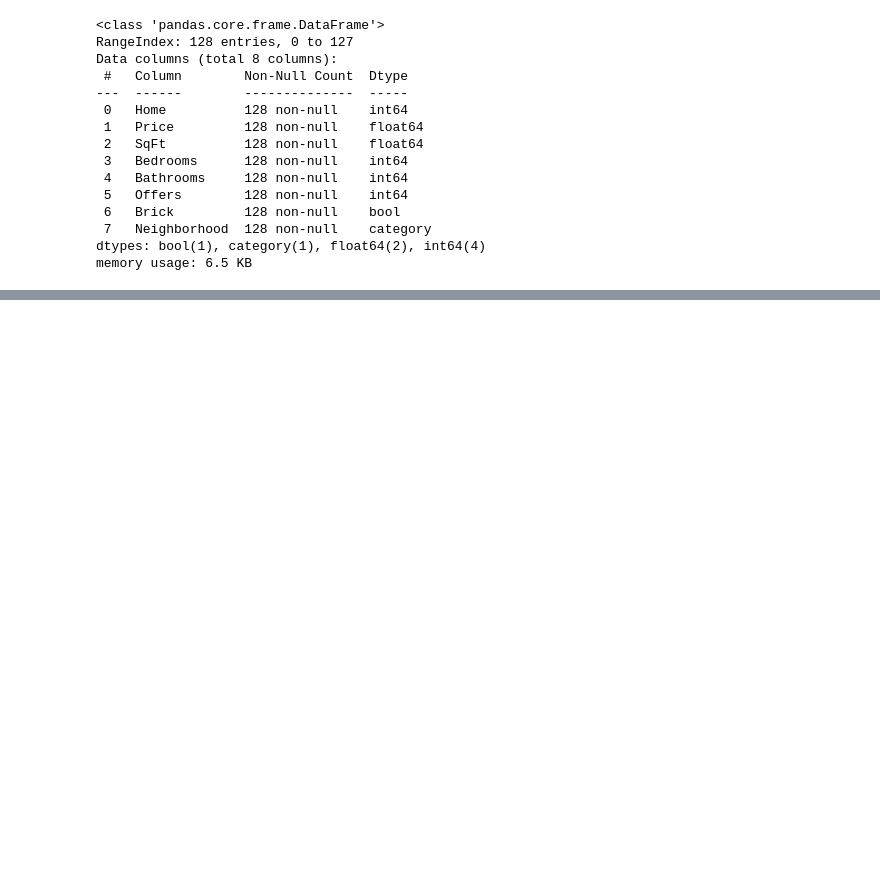
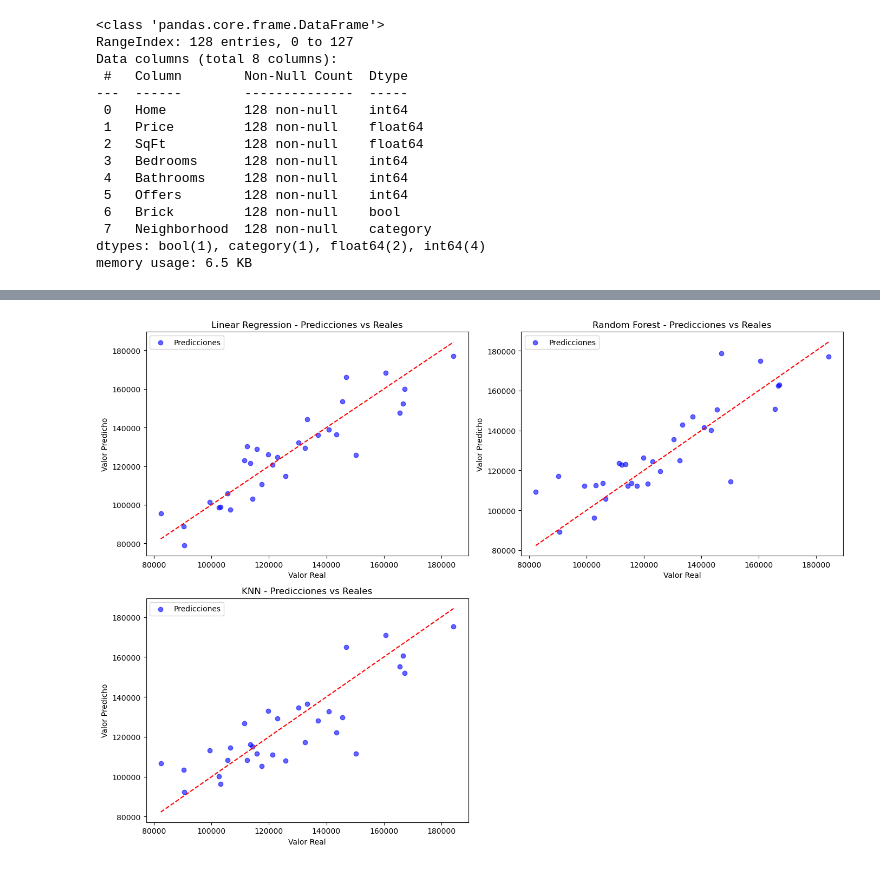
Before and after one commit to gillopy/HousePriceML, a Jupyter notebook: Code/2 - Ejercicio de Regresión 1 (Core).ipynb, the cells around one changed output, grey strips where cells are left out. Cells and saved outputs as stored; diff of their text form; code cells hidden in the pictures; blank space fills up the shorter version.

```diff
--- a/Code/2 - Ejercicio de Regresión 1 (Core).ipynb
+++ b/Code/2 - Ejercicio de Regresión 1 (Core).ipynb
@@ -346,0 +375,18 @@ Predicción del precio: $130,473.67
+# %%
+data_imputed=pd.read_csv('../Data/house_prices.csv')
+data_dict = {
+    'Home': 'float64',
+    'Price': 'float64',
+    'SqFt': 'float64',
+    'Bedrooms': 'float64',
+    'Bathrooms': 'float64',
+    'Offers': 'float64',
+    'Brick': 'category',
+    'Neighborhood': 'category'
+
+}
+
+# Convertir tipos de datos según el diccionario
+for column, dtype in data_dict.items():
+    data_imputed[column] = data_imputed[column].astype(dtype, errors='ignore')
+data_imputed.info()
@@ -346,0 +513,31 @@ Predicción del precio: $130,473.67
+# %%
+import matplotlib.pyplot as plt
+
+# Crear la figura
+plt.figure(figsize=(14, 10))
+
+# Graficar cada modelo
+for i, (name, pipe) in enumerate(models.items(), start=1):
+    try:
+        # Hacer las predicciones
+        y_pred = pipe.predict(X_test)
+
+        # Crear un subgráfico para cada modelo
+        plt.subplot(2, 2, i)
+
+        # Graficar los valores reales vs los valores predichos
+        plt.scatter(y_test, y_pred, alpha=0.6, color='blue', label='Predicciones')
+        plt.plot([min(y_test), max(y_test)], [min(y_test), max(y_test)], color='red', linestyle='--')  # Línea de referencia
+        plt.title(f'{name} - Predicciones vs Reales')
+        plt.xlabel('Valor Real')
+        plt.ylabel('Valor Predicho')
+        plt.legend()
+
+    except Exception as e:
+        print(f"Error en {name}: {str(e)}")
+
+# Ajustar el layout
+plt.tight_layout()
+plt.show()
+# %% [output]
+[figure, added]
```
Also changed, not shown: parts of 18 cells of this notebook.
